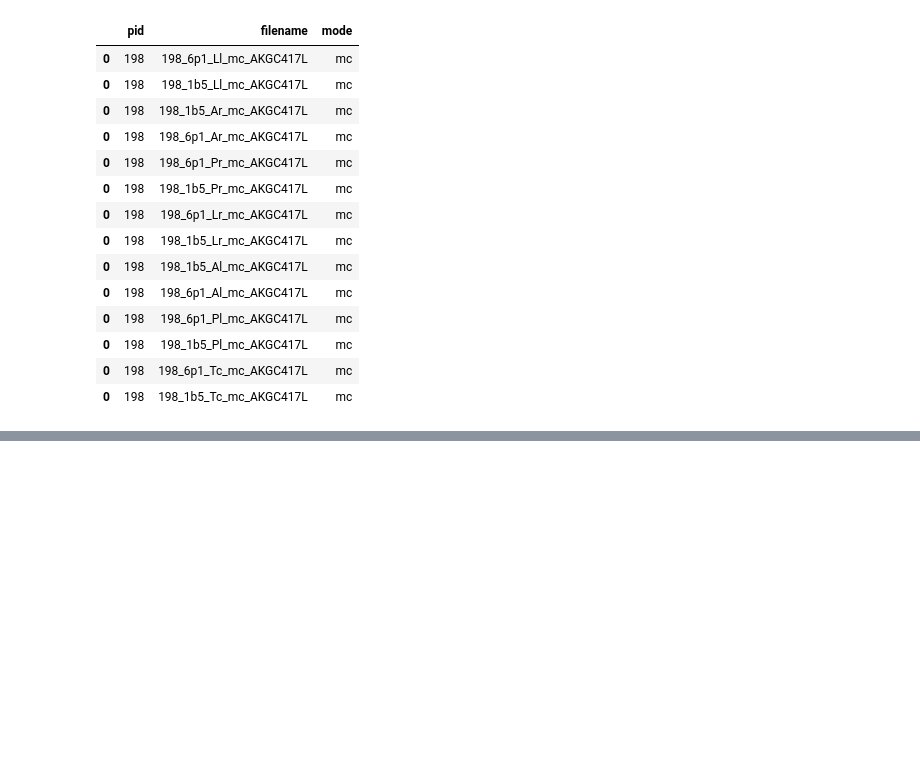
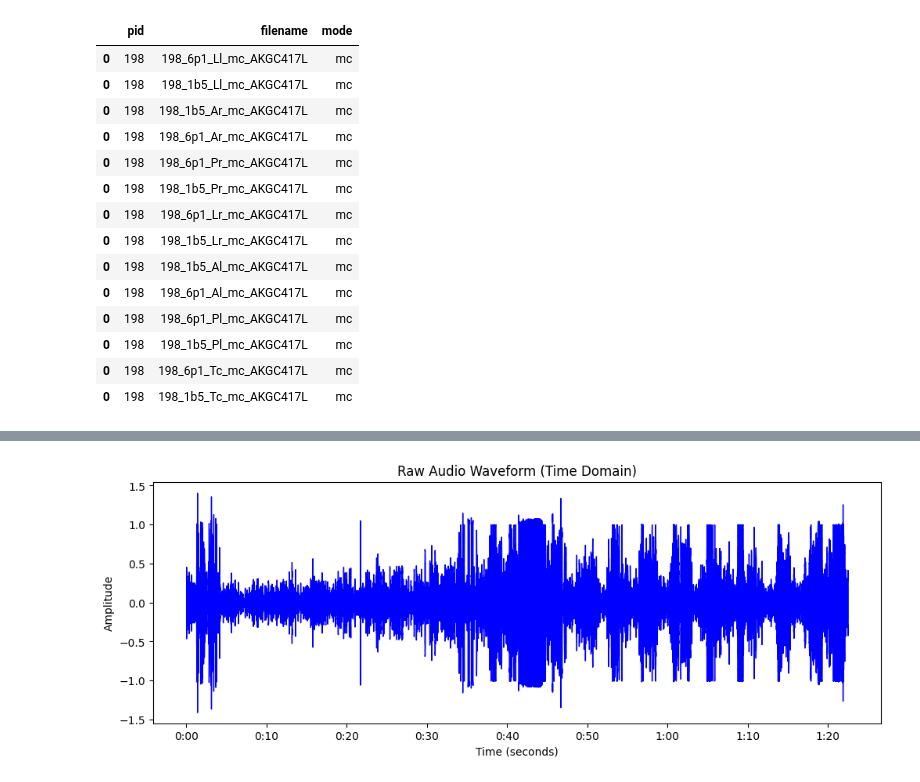
Before and after one commit to mi-mi-mia/smart-stethoscope, a Jupyter notebook: notebooks/mi-mi-mia_experimenting.ipynb, the cells around one changed output, grey strips where cells are left out. Cells and saved outputs as stored; diff of their text form; code cells hidden in the pictures; blank space fills up the shorter version.

```diff
--- a/notebooks/mi-mi-mia_experimenting.ipynb
+++ b/notebooks/mi-mi-mia_experimenting.ipynb
@@ -322,0 +492,12 @@ test[test['pid']==198]
+# %%
+path = os.path.join(audio_folder, "218_1b1_Lr_sc_Meditron.wav")
+y, sr = lb.load(path, sr=12000)
+
+plt.figure(figsize=(12, 4))
+lb.display.waveshow(y, sr=sr, color="blue")
+plt.title("Raw Audio Waveform (Time Domain)")
+plt.xlabel("Time (seconds)")
+plt.ylabel("Amplitude")
+plt.show()
+# %% [output]
+[figure, added]
```
Also changed, not shown: parts of 15 cells of this notebook.
